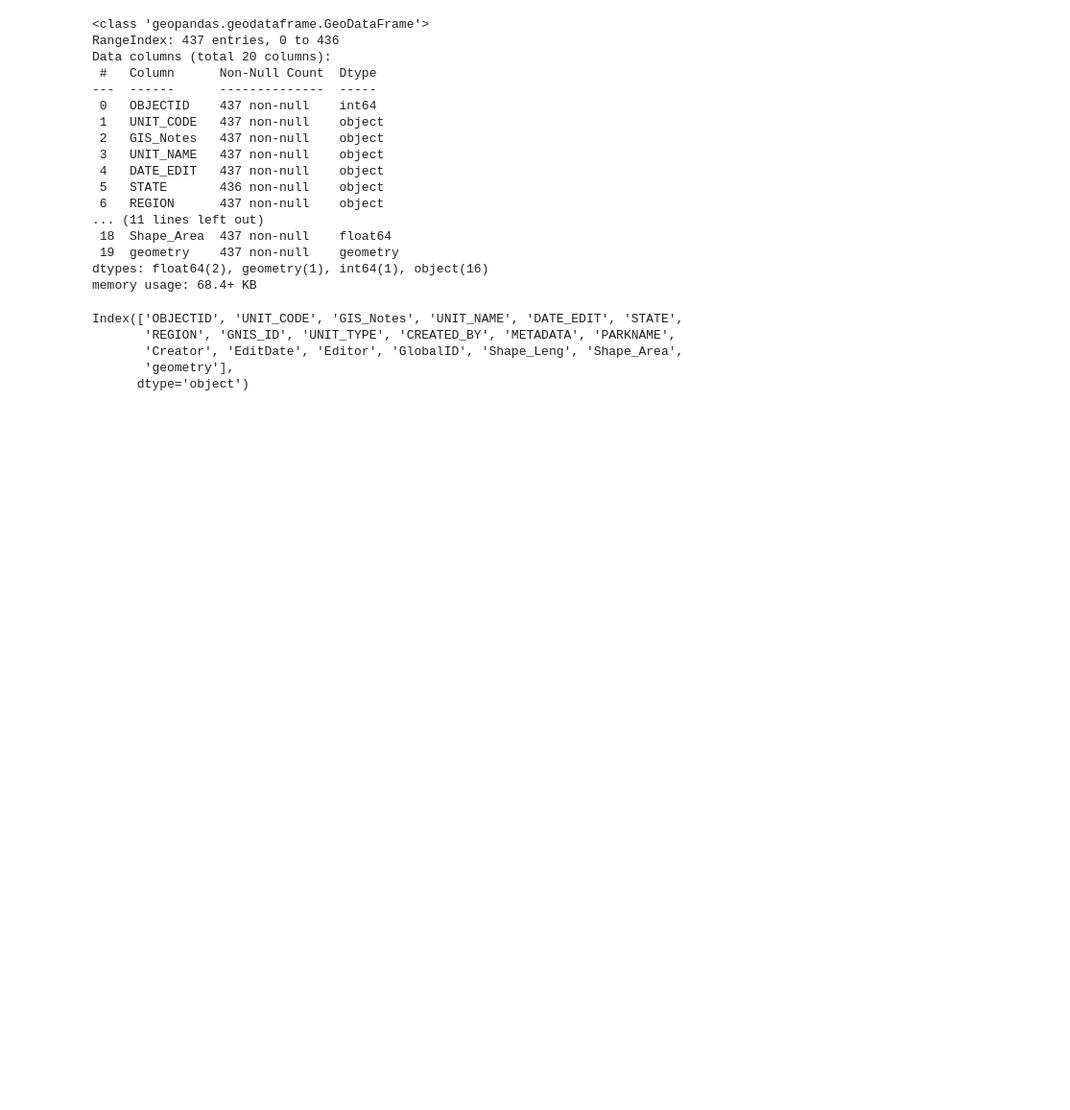
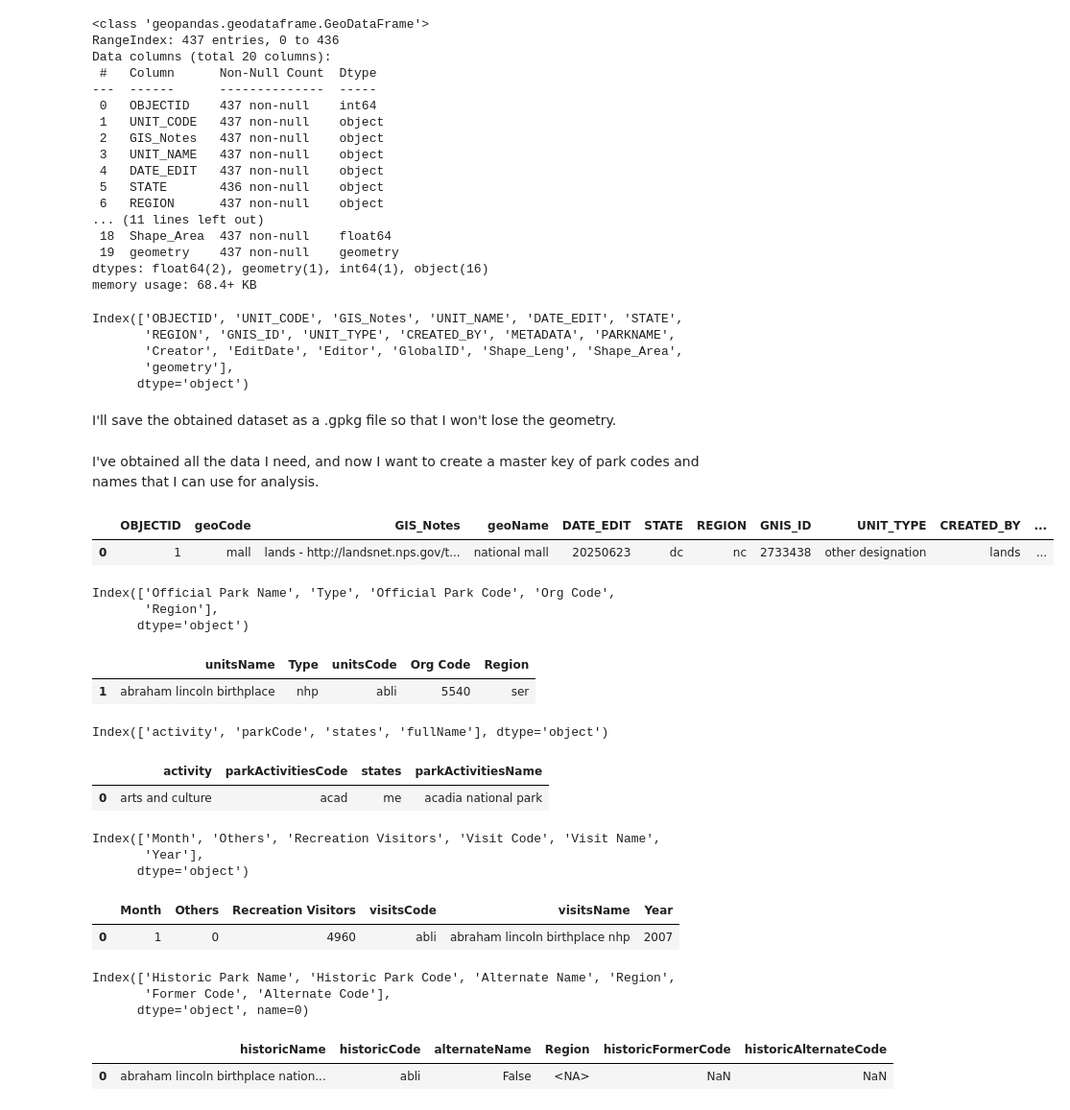
Before and after one commit to jeccalong/NPS_Mortality_Analysis, a Jupyter notebook: Notebooks/aquisitionAndCleaning.ipynb, the cells around one changed output. Shown at 96% size. Drawn from its saved outputs; the diff is of its cells as text; code cells hidden in the pictures; blank space fills up the shorter version.

```diff
--- a/Notebooks/aquisitionAndCleaning.ipynb
+++ b/Notebooks/aquisitionAndCleaning.ipynb
@@ -1756,3 +1751,5 @@ Index(['OBJECTID', 'UNIT_CODE', 'GIS_Notes', 'UNIT_NAME', 'DATE_EDIT', 'STATE',
        'Creator', 'EditDate', 'Editor', 'GlobalID', 'Shape_Leng', 'Shape_Area',
        'geometry'],
       dtype='object')
+# %% [markdown]
+I'll save the obtained dataset as a .gpkg file so that I won't lose the geometry.
@@ -1758,0 +1758,76 @@ Index(['OBJECTID', 'UNIT_CODE', 'GIS_Notes', 'UNIT_NAME', 'DATE_EDIT', 'STATE',
+# %% [markdown]
+I've obtained all the data I need, and now I want to create a master key of park codes and names that I can use for analysis.
+# %%
+df_geo = df_geo.rename(columns={
+    "UNIT_CODE": "geoCode",
+    "UNIT_NAME": "geoName"
+})
+
+df_geo.head(1)
+# %% [output]
+|  | OBJECTID | geoCode | GIS_Notes | geoName | DATE_EDIT | STATE | REGION | GNIS_ID | UNIT_TYPE | CREATED_BY | ... |
+| 0 | 1 | mall | lands - http://landsnet.nps.gov/t... | national mall | 20250623 | dc | nc | 2733438 | other designation | lands | ... |
+# %%
+df_units.columns
+# %% [output]
+Index(['Official Park Name', 'Type', 'Official Park Code', 'Org Code',
+       'Region'],
+      dtype='object')
+# %%
+df_units = df_units.rename(columns={
+    "Official Park Name": "unitsName",
+    "Official Park Code": "unitsCode"
+})
+
+df_units.head(1)
+# %% [output]
+|  | unitsName | Type | unitsCode | Org Code | Region |
+| 1 | abraham lincoln birthplace | nhp | abli | 5540 | ser |
+# %%
+df_park_activities.columns
+# %% [output]
+Index(['activity', 'parkCode', 'states', 'fullName'], dtype='object')
+# %%
+df_park_activities = df_park_activities.rename(columns={
+    "parkCode": "parkActivitiesCode",
+    "fullName": "parkActivitiesName"
+})
+
+df_park_activities.head(1)
+# %% [output]
+|  | activity | parkActivitiesCode | states | parkActivitiesName |
+| 0 | arts and culture | acad | me | acadia national park |
+# %%
+df_visits.columns
+# %% [output]
+Index(['Month', 'Others', 'Recreation Visitors', 'Visit Code', 'Visit Name',
+       'Year'],
+      dtype='object')
+# %%
+df_visits = df_visits.rename(columns={
+    "Visit Code": "visitsCode",
+    "Visit Name": "visitsName"
+})
+
+df_visits.head(1)
+# %% [output]
+|  | Month | Others | Recreation Visitors | visitsCode | visitsName | Year |
+| 0 | 1 | 0 | 4960 | abli | abraham lincoln birthplace nhp | 2007 |
+# %%
+df_historic_codes.columns
+# %% [output]
+Index(['Historic Park Name', 'Historic Park Code', 'Alternate Name', 'Region',
+       'Former Code', 'Alternate Code'],
+      dtype='object', name=0)
+# %%
+df_historic_codes = df_historic_codes.rename(columns={
+    "Historic Park Name": "historicName",
+    "Historic Park Code": "historicCode",
+    "Alternate Name": "alternateName",
+    "Former Code": "historicFormerCode",
+    "Alternate Code": "historicAlternateCode"
+})
+df_historic_codes.head(1)
+# %% [output]
+|  | historicName | historicCode | alternateName | Region | historicFormerCode | historicAlternateCode |
+| 0 | abraham lincoln birthplace nation... | abli | False | <NA> | NaN | NaN |
```
Also changed, not shown: parts of 23 cells of this notebook, 1 other file.
